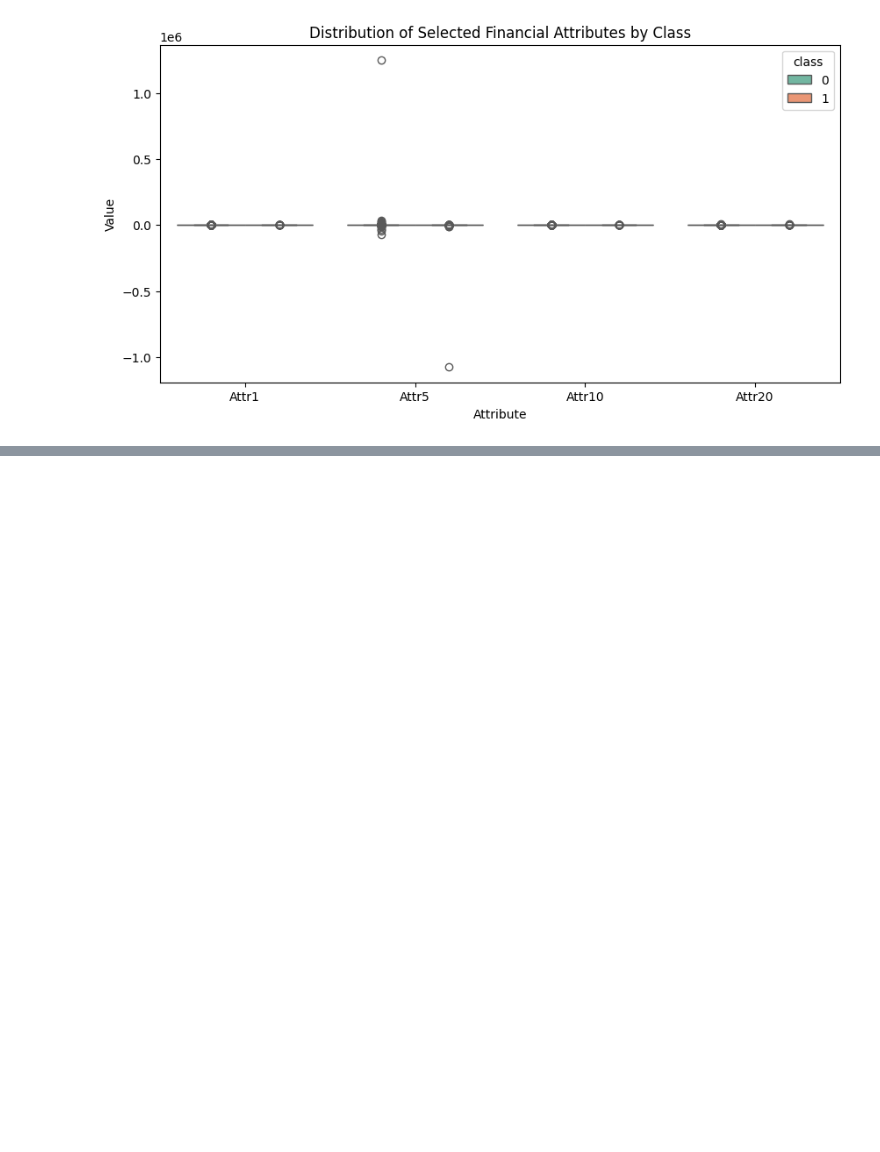
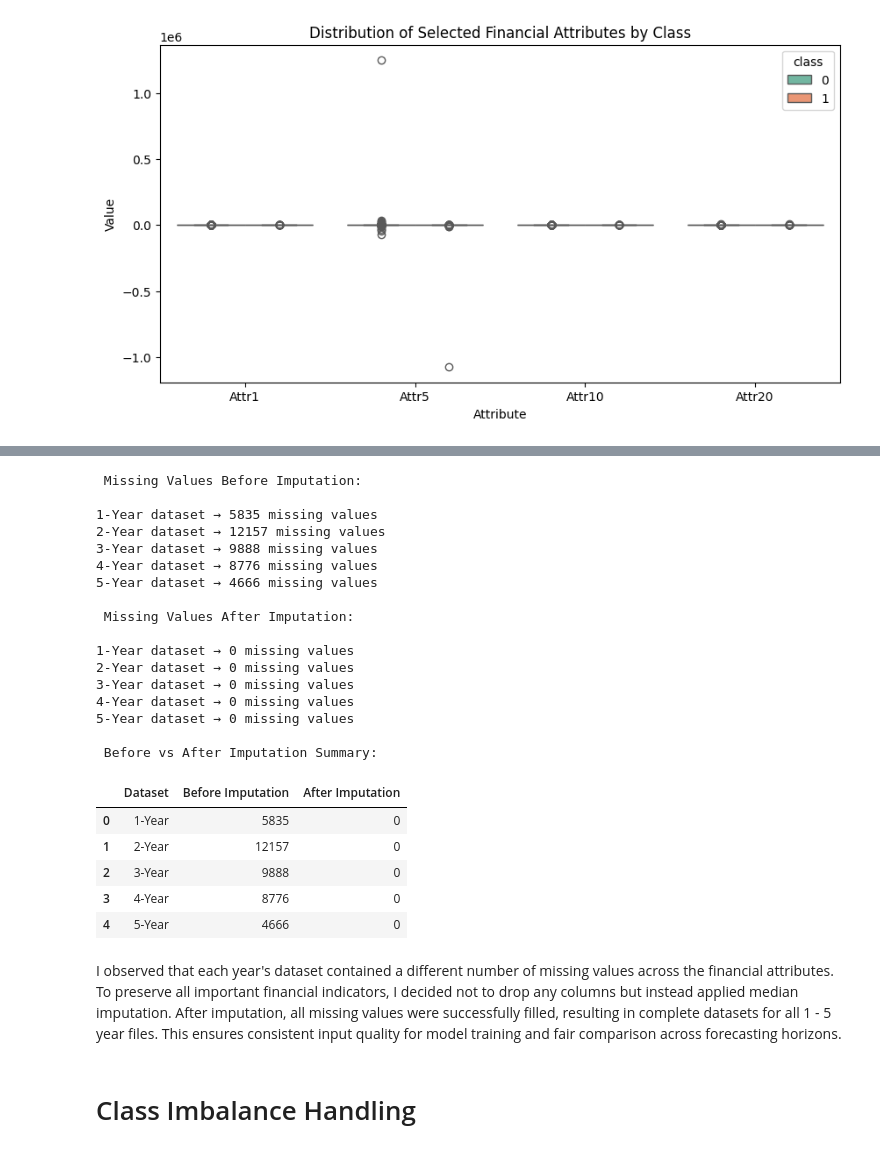
Before and after one commit to Sai-Vara-Prasad-Lekkalapudi/major-project, a Jupyter notebook: Major_project_EDA.ipynb, the cells around one changed output, grey strips where cells are left out. Saved outputs shown, nothing was run; the diff lists cells and outputs as text; code cells hidden in the pictures; blank space fills up the shorter version.

```diff
--- a/Major_project_EDA.ipynb
+++ b/Major_project_EDA.ipynb
@@ -388,0 +455,78 @@ Passing `palette` without assigning `hue` is deprecated and will be removed in v
+# %%
+# Missing Value Analysis & Imputation
+
+import pandas as pd
+from sklearn.impute import SimpleImputer
+
+datasets = {
+    "1-Year": dfs["1year"].copy(),
+    "2-Year": dfs["2year"].copy(),
+    "3-Year": dfs["3year"].copy(),
+    "4-Year": dfs["4year"].copy(),
+    "5-Year": dfs["5year"].copy()
+}
+
+#  Check missing values before imputation
+print(" Missing Values Before Imputation:\n")
+before_counts = {}
+for name, df in datasets.items():
+    missing_count = df.isnull().sum().sum()
+    before_counts[name] = missing_count
+    print(f"{name} dataset → {missing_count} missing values")
+
+#  Apply median imputation for numeric columns
+imputer = SimpleImputer(strategy="median")
+
+for name, df in datasets.items():
+    numeric_cols = df.select_dtypes(include=['float64', 'int64']).columns
+    df[numeric_cols] = imputer.fit_transform(df[numeric_cols])
+    datasets[name] = df
+
+#  Verify missing values after imputation
+print("\n Missing Values After Imputation:\n")
+after_counts = {}
+for name, df in datasets.items():
+    missing_count = df.isnull().sum().sum()
+    after_counts[name] = missing_count
+    print(f"{name} dataset → {missing_count} missing values")
+
+#  Displaying before-after summary table
+before_after = pd.DataFrame({
+    "Dataset": list(datasets.keys()),
+    "Before Imputation": list(before_counts.values()),
+    "After Imputation": list(after_counts.values())
+})
+
+print("\n Before vs After Imputation Summary:\n")
+display(before_after)
+# %% [output]
+ Missing Values Before Imputation:
+
+1-Year dataset → 5835 missing values
+2-Year dataset → 12157 missing values
+3-Year dataset → 9888 missing values
+4-Year dataset → 8776 missing values
+5-Year dataset → 4666 missing values
+
+ Missing Values After Imputation:
+
+1-Year dataset → 0 missing values
+2-Year dataset → 0 missing values
+3-Year dataset → 0 missing values
+4-Year dataset → 0 missing values
+5-Year dataset → 0 missing values
+
+ Before vs After Imputation Summary:
+|  | Dataset | Before Imputation | After Imputation |
+| 0 | 1-Year | 5835 | 0 |
+| 1 | 2-Year | 12157 | 0 |
+| 2 | 3-Year | 9888 | 0 |
+| 3 | 4-Year | 8776 | 0 |
+| 4 | 5-Year | 4666 | 0 |
+# %% [markdown]
+I observed that each year's dataset contained a different number of missing values across the financial attributes.
+To preserve all important financial indicators, I decided not to drop any columns but instead applied median imputation.
+After imputation, all missing values were successfully filled, resulting in complete datasets for all 1 - 5 year files.
+This ensures consistent input quality for model training and fair comparison across forecasting horizons.
+# %% [markdown]
+# Class Imbalance Handling
```
Also changed, not shown: parts of 9 cells of this notebook.
